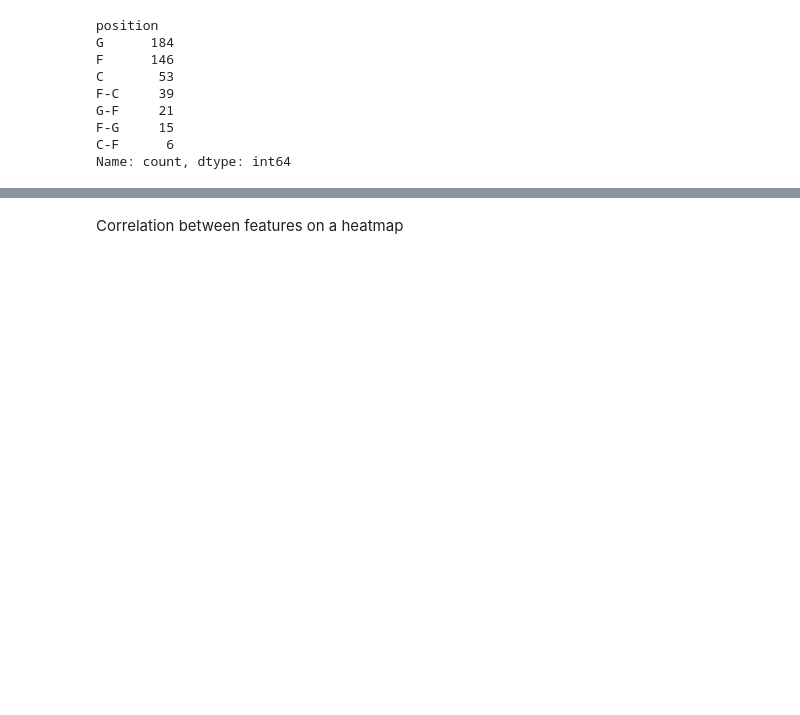
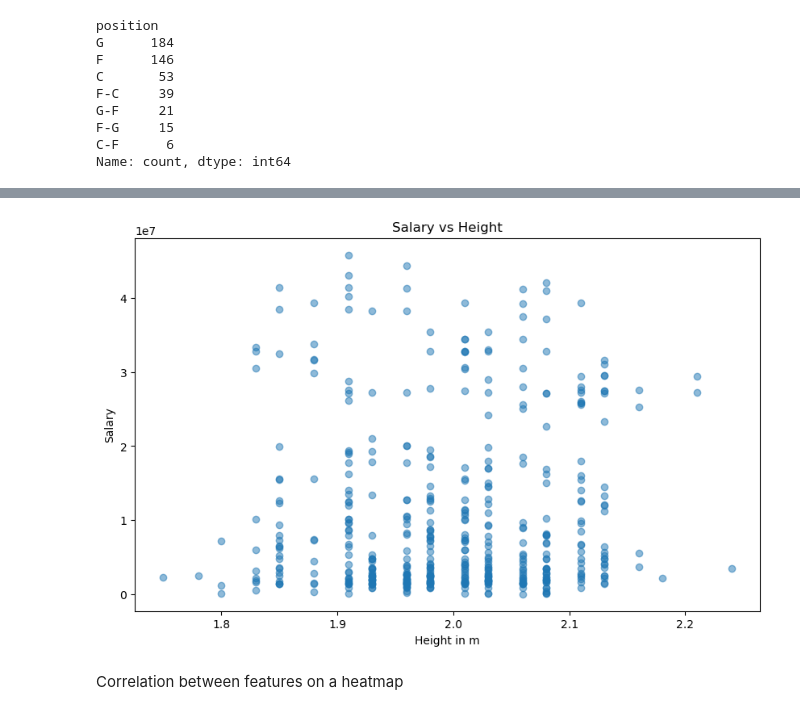
Before and after one commit to denizsimsek8/DATA-SCIENCE-PROJECT, a Jupyter notebook: NBA2K20.ipynb, the cells around one changed output, grey strips where cells are left out. Drawn from its saved outputs; the diff is of its cells as text; code cells hidden in the pictures; blank space fills up the shorter version.

```diff
--- a/NBA2K20.ipynb
+++ b/NBA2K20.ipynb
@@ -891,3 +805,12 @@ plt.show()
+# %%
+plt.figure(figsize=(10, 6))
+plt.scatter(data['height_m'], data['salary'], alpha=0.5)
+plt.title('Salary vs Height')
+plt.xlabel('Height in m')
+plt.ylabel('Salary')
+plt.show()
+# %% [output]
+[figure, added]
 # %% [markdown]
 Correlation between features on a heatmap
 # %%
```
Also changed, not shown: parts of 56 cells of this notebook.
